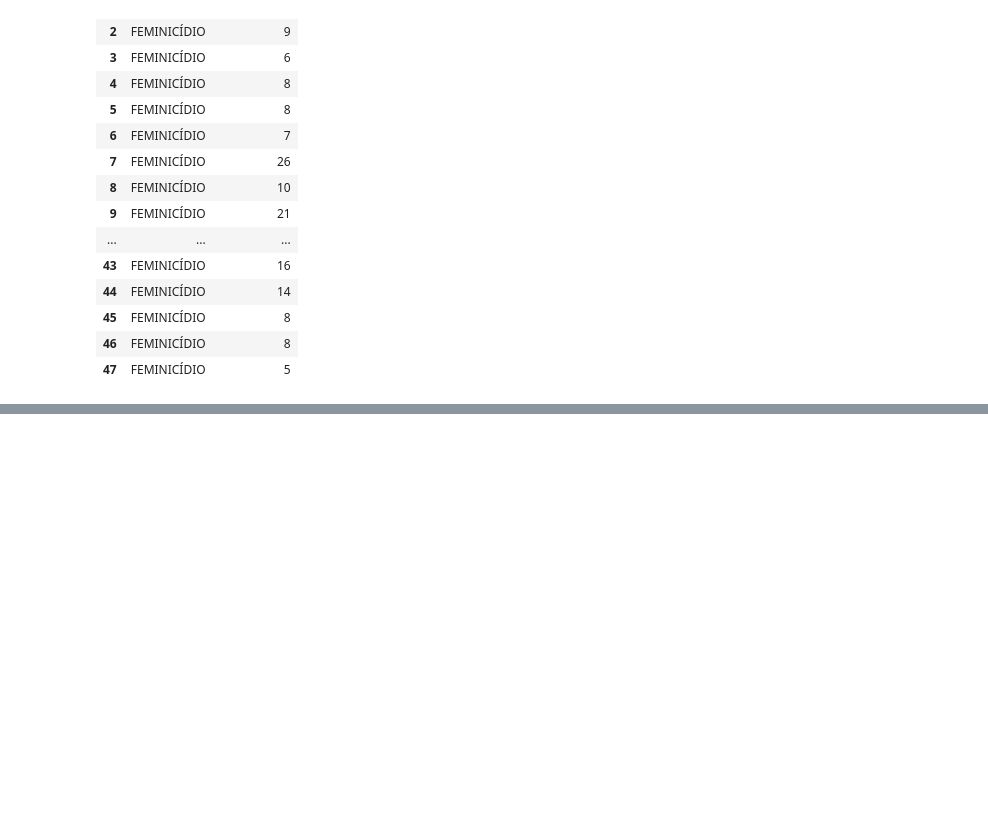
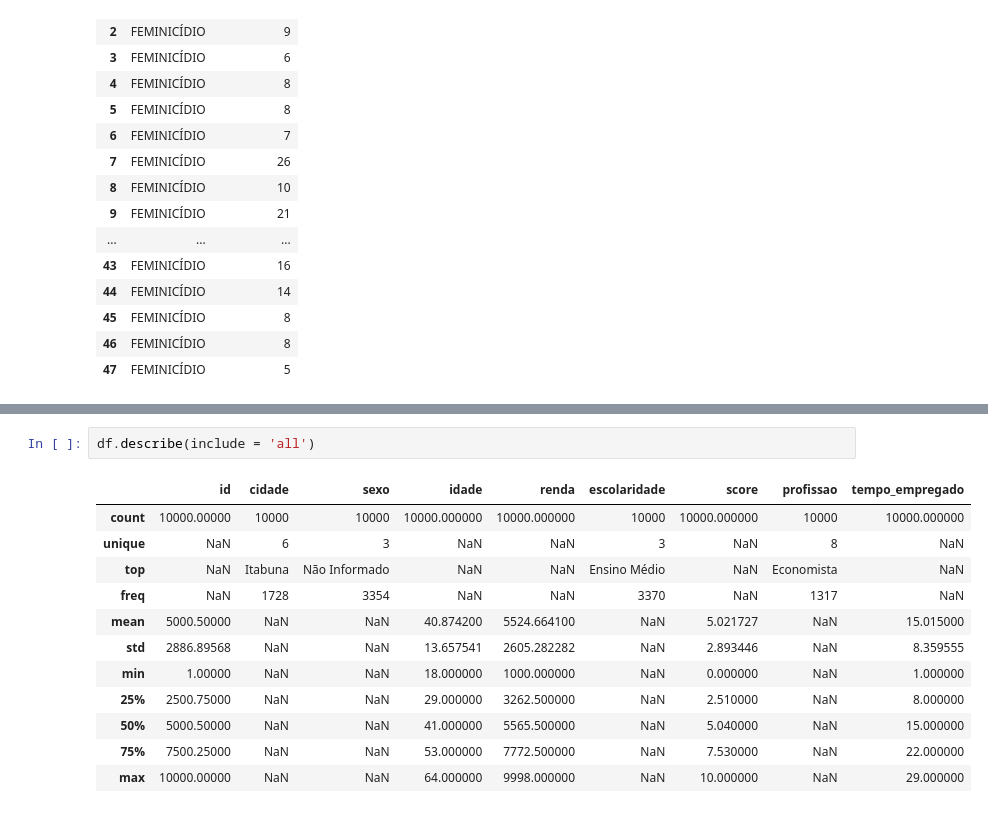
Before and after one commit to jpshimidt/DataScience, a Jupyter notebook: Dia_3_BOOTCAMP_Coleta_de_Dados.ipynb, the cells around one changed output, grey strips where cells are left out. Saved outputs shown, nothing was run; the diff lists cells and outputs as text; blank space fills up the shorter version.

```diff
--- a/Dia_3_BOOTCAMP_Coleta_de_Dados.ipynb
+++ b/Dia_3_BOOTCAMP_Coleta_de_Dados.ipynb
@@ -165,0 +351,15 @@ Base_Dados
+# %%
+df.describe(include = 'all')
+# %% [output]
+|  | id | cidade | sexo | idade | renda | escolaridade | score | profissao | tempo_empregado |
+| count | 10000.00000 | 10000 | 10000 | 10000.000000 | 10000.000000 | 10000 | 10000.000000 | 10000 | 10000.000000 |
+| unique | NaN | 6 | 3 | NaN | NaN | 3 | NaN | 8 | NaN |
+| top | NaN | Itabuna | Não Informado | NaN | NaN | Ensino Médio | NaN | Economista | NaN |
+| freq | NaN | 1728 | 3354 | NaN | NaN | 3370 | NaN | 1317 | NaN |
+| mean | 5000.50000 | NaN | NaN | 40.874200 | 5524.664100 | NaN | 5.021727 | NaN | 15.015000 |
+| std | 2886.89568 | NaN | NaN | 13.657541 | 2605.282282 | NaN | 2.893446 | NaN | 8.359555 |
+| min | 1.00000 | NaN | NaN | 18.000000 | 1000.000000 | NaN | 0.000000 | NaN | 1.000000 |
+| 25% | 2500.75000 | NaN | NaN | 29.000000 | 3262.500000 | NaN | 2.510000 | NaN | 8.000000 |
+| 50% | 5000.50000 | NaN | NaN | 41.000000 | 5565.500000 | NaN | 5.040000 | NaN | 15.000000 |
+| 75% | 7500.25000 | NaN | NaN | 53.000000 | 7772.500000 | NaN | 7.530000 | NaN | 22.000000 |
+| max | 10000.00000 | NaN | NaN | 64.000000 | 9998.000000 | NaN | 10.000000 | NaN | 29.000000 |
```
Also changed, not shown: parts of 41 cells of this notebook.
